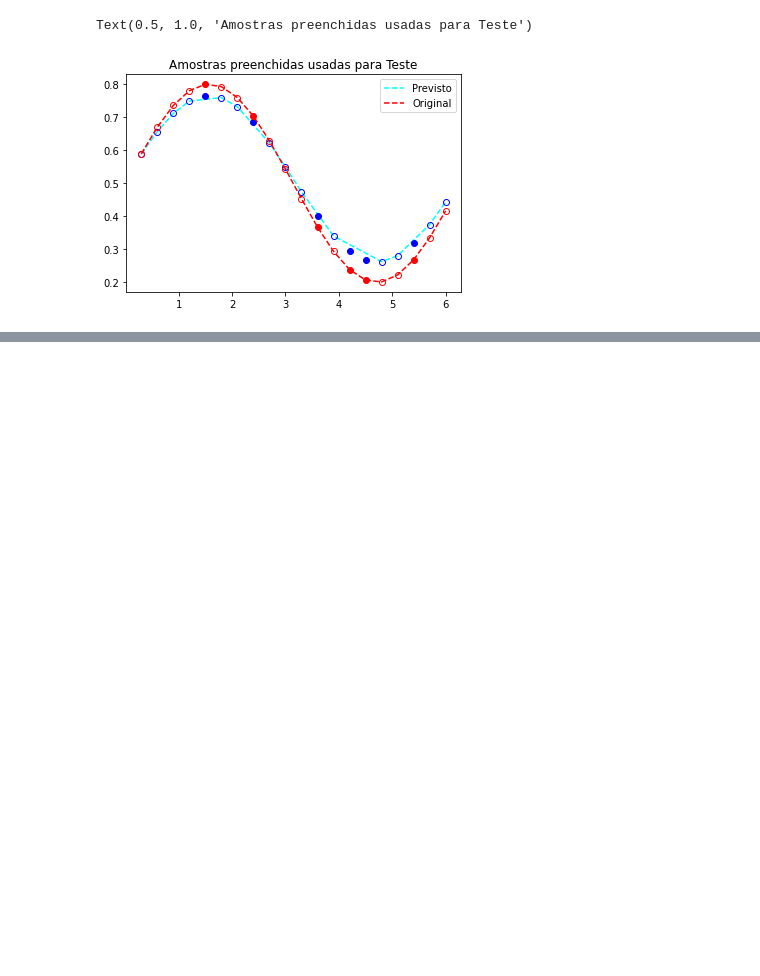
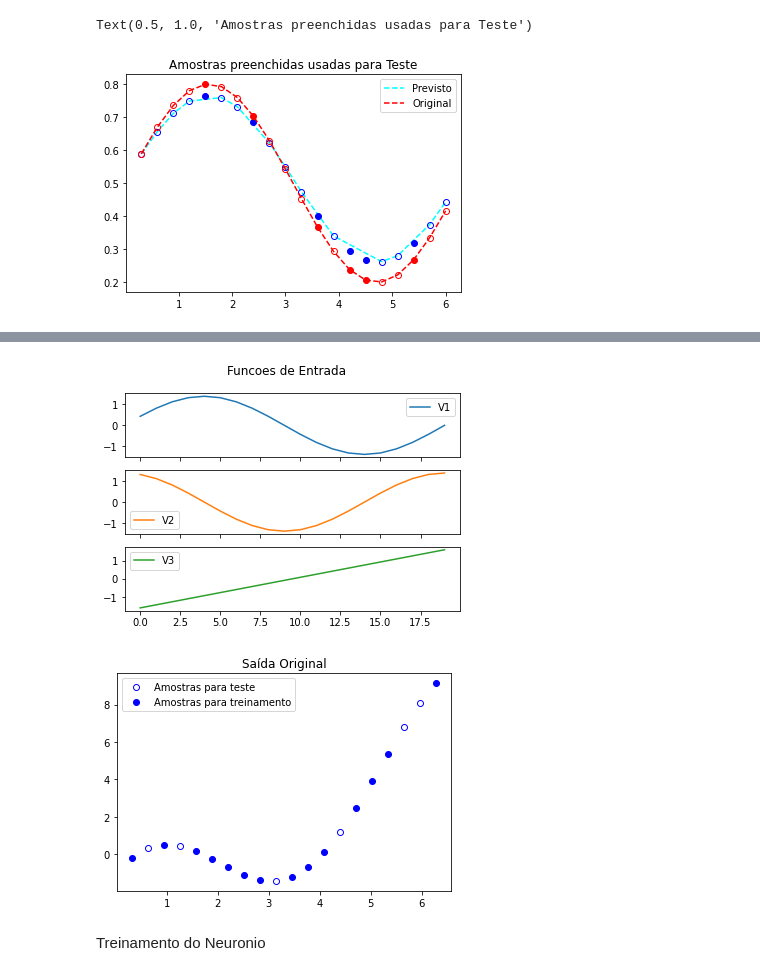
Before and after one commit to jueta/Artificial-Neural-Networks, a Jupyter notebook: 课三/exercicio3.ipynb, the cells around one changed output, grey strips where cells are left out. Cells and saved outputs as stored; diff of their text form; code cells hidden in the pictures; blank space fills up the shorter version.

```diff
--- a/课三/exercicio3.ipynb
+++ b/课三/exercicio3.ipynb
@@ -266,0 +273,33 @@ Text(0.5, 1.0, 'Amostras preenchidas usadas para Teste')
+# %%
+# Importando dados
+x = pd.read_csv("dados/x") # Sinal de entrada
+y = pd.read_table("dados/y") # Sinal de saida
+t = pd.read_table("dados/t") # Tempo de amostragem
+
+# Separando dados de teste e treinamento
+trainIdx = [0, 2, 4, 5, 6, 7, 8, 10, 11, 12, 14, 15, 16, 19]
+testIdx = [1, 3, 9, 13, 17, 18]
+
+test_x = pd.DataFrame(x.iloc[testIdx])
+test_y = pd.DataFrame(y.iloc[testIdx])
+test_t = pd.DataFrame(t.iloc[testIdx])
+train_x = pd.DataFrame(x.iloc[trainIdx])
+train_y = pd.DataFrame(y.iloc[trainIdx])
+train_t = pd.DataFrame(t.iloc[trainIdx])
+
+# Plotting
+#    entrada
+x.plot(title="Funcoes de Entrada", subplots=True)
+plt.show()
+
+#    saida
+plt.plot(test_t.to_numpy(), test_y.to_numpy(), 'o', color="blue", mfc='none', label="Amostras para teste")
+plt.plot(train_t.to_numpy(), train_y.to_numpy(), 'o', color="blue", label="Amostras para treinamento")
+plt.legend()
+plt.title("Saída Original")
+plt.show()
+# %% [output]
+[figure, added]
+[figure, added]
+# %% [markdown]
+Treinamento do Neuronio
```
Also changed, not shown: parts of 9 cells of this notebook, 3 other files.
